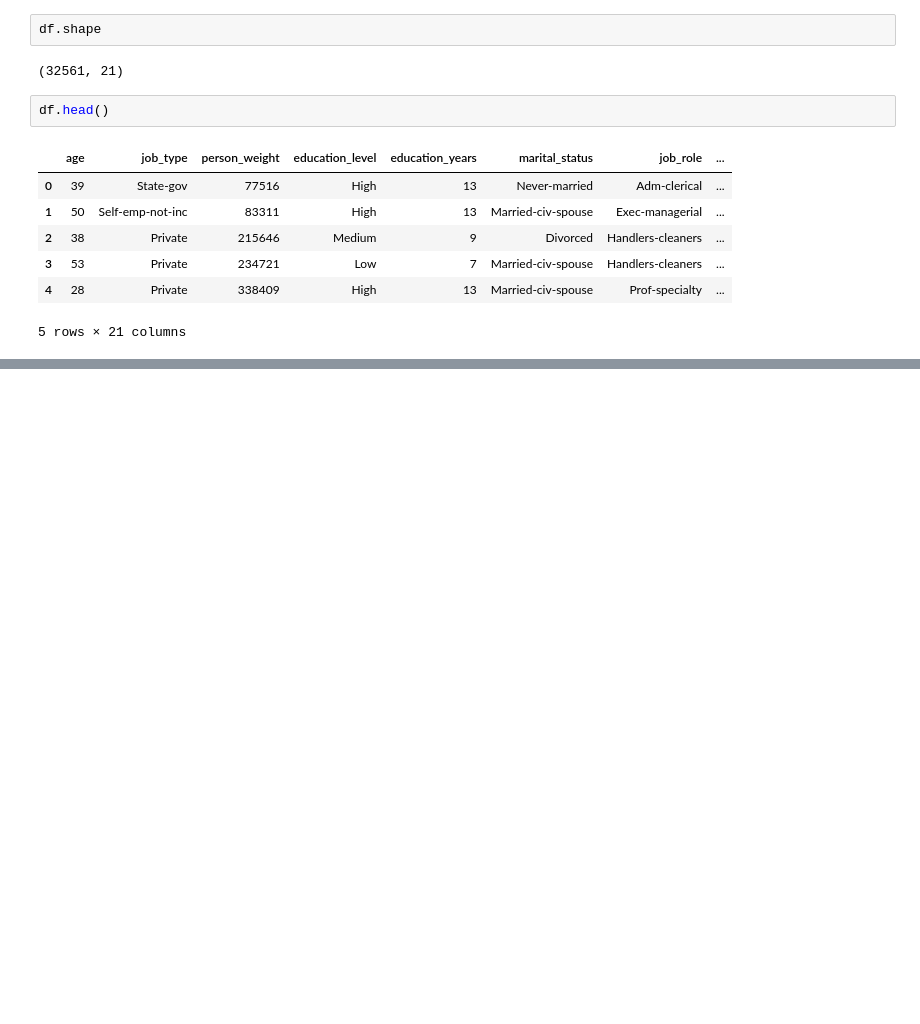
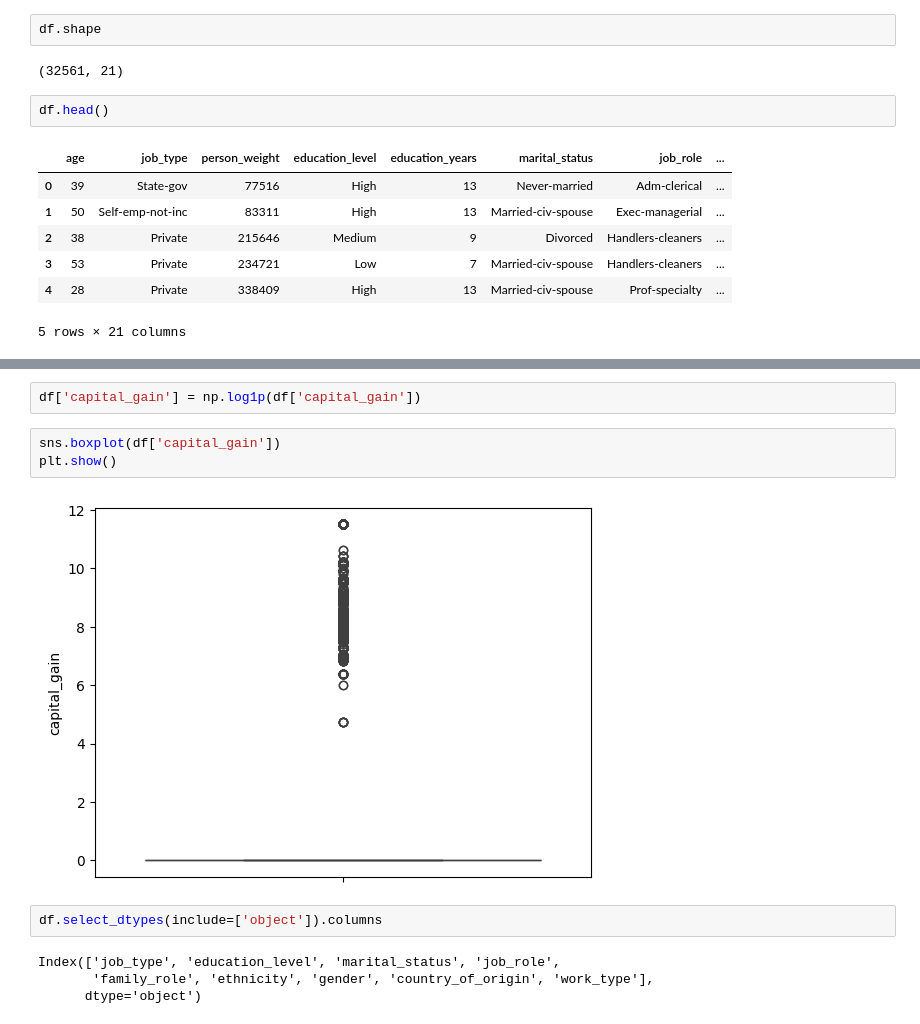
Before and after one commit to Manikantasammeta/AI-ML-Projects, a Jupyter notebook: RandomForest/adult/Main.ipynb, the cells around one changed output, grey strips where cells are left out. Drawn from its saved outputs; the diff is of its cells as text; blank space fills up the shorter version.

```diff
--- a/RandomForest/adult/Main.ipynb
+++ b/RandomForest/adult/Main.ipynb
@@ -180,0 +196,13 @@ df.head()
+# %%
+df['capital_gain'] = np.log1p(df['capital_gain'])
+# %%
+sns.boxplot(df['capital_gain'])
+plt.show()
+# %% [output]
+[figure, added]
+# %%
+df.select_dtypes(include=['object']).columns
+# %% [output]
+Index(['job_type', 'education_level', 'marital_status', 'job_role',
+       'family_role', 'ethnicity', 'gender', 'country_of_origin', 'work_type'],
+      dtype='object')
```
Also changed, not shown: parts of 12 cells of this notebook, 1 other file.
